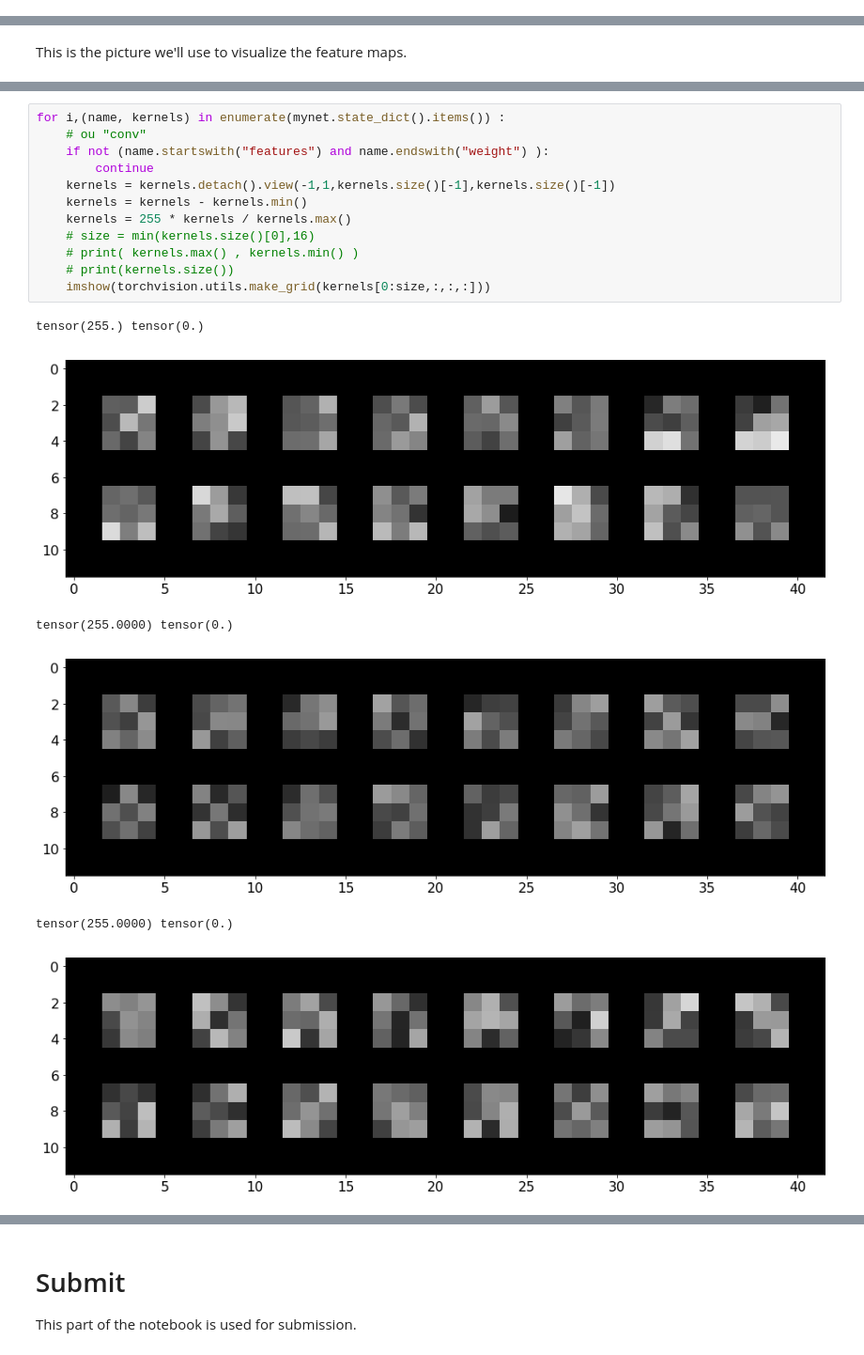
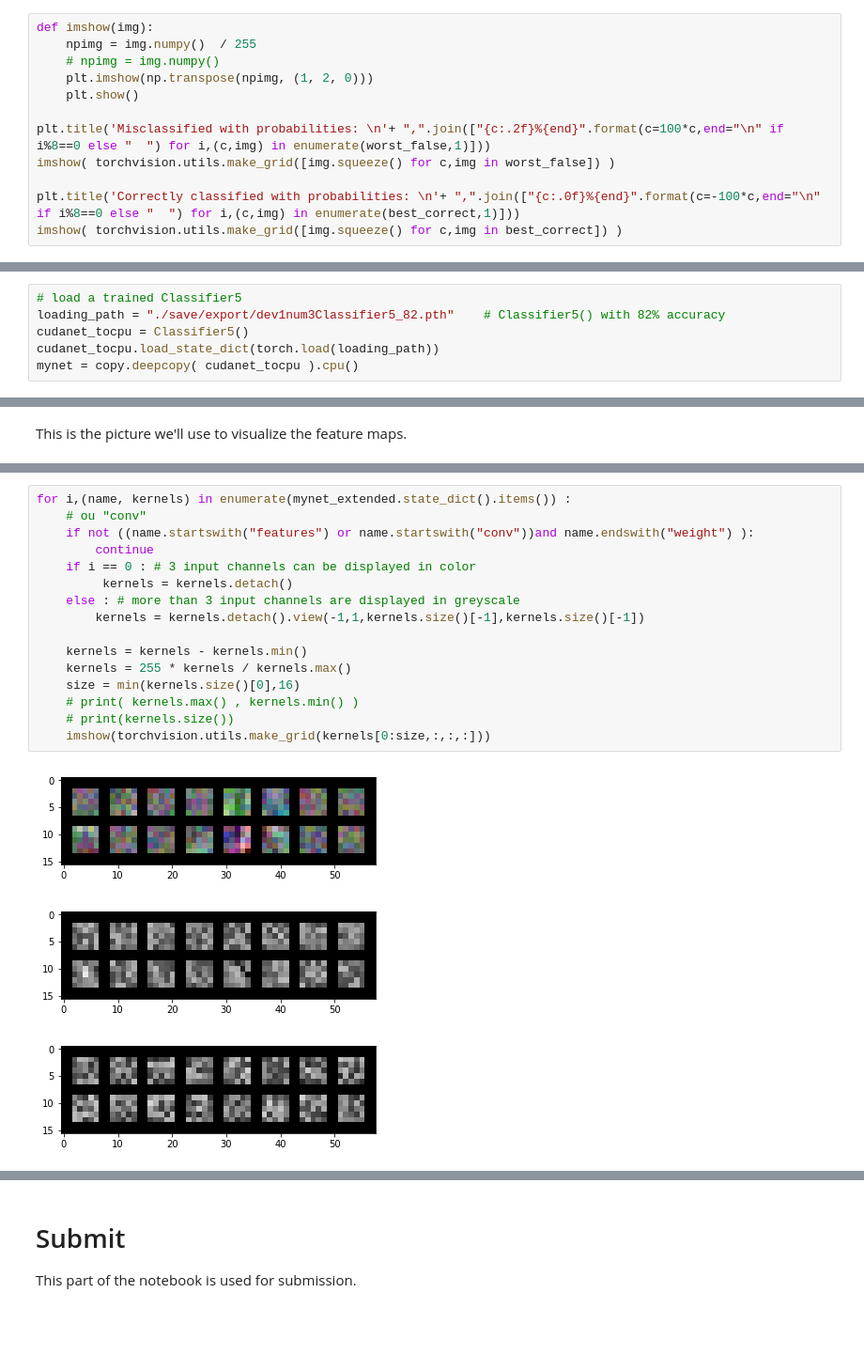
Before and after one commit to HugoCote/Assignment-1-Part-3, a Jupyter notebook: dev1num3.ipynb, the cells around one changed output, grey strips where cells are left out. Shown at 94% size. Cells and saved outputs as stored; diff of their text form; blank space fills up the shorter version.

```diff
--- a/dev1num3.ipynb
+++ b/dev1num3.ipynb
@@ -1401,0 +1460,12 @@ net associated prob     :   0.85, 0.87, 0.99, 0.80, 0.28, 0.00, 0.95, 0.44
+# %%
+def imshow(img):
+    npimg = img.numpy()  / 255
+    # npimg = img.numpy()
+    plt.imshow(np.transpose(npimg, (1, 2, 0)))
+    plt.show()
+
+plt.title('Misclassified with probabilities: \n'+ ",".join(["{c:.2f}%{end}".format(c=100*c,end="\n" if i%8==0 else "  ") for i,(c,img) in enumerate(worst_false,1)]))
+imshow( torchvision.utils.make_grid([img.squeeze() for c,img in worst_false]) )
+
+plt.title('Correctly classified with probabilities: \n'+ ",".join(["{c:.0f}%{end}".format(c=-100*c,end="\n" if i%8==0 else "  ") for i,(c,img) in enumerate(best_correct,1)]))
+imshow( torchvision.utils.make_grid([img.squeeze() for c,img in best_correct]) )
@@ -1401,0 +1497,6 @@ net associated prob     :   0.85, 0.87, 0.99, 0.80, 0.28, 0.00, 0.95, 0.44
+# %%
+# load a trained Classifier5
+loading_path = "./save/export/dev1num3Classifier5_82.pth"    # Classifier5() with 82% accuracy
+cudanet_tocpu = Classifier5()
+cudanet_tocpu.load_state_dict(torch.load(loading_path))
+mynet = copy.deepcopy( cudanet_tocpu ).cpu()
@@ -1459,19 +1835,20 @@ convolution layer number :  2
 # %%
-for i,(name, kernels) in enumerate(mynet.state_dict().items()) :
+for i,(name, kernels) in enumerate(mynet_extended.state_dict().items()) :
     # ou "conv"
-    if not (name.startswith("features") and name.endswith("weight") ):
+    if not ((name.startswith("features") or name.startswith("conv"))and name.endswith("weight") ):
         continue
-    kernels = kernels.detach().view(-1,1,kernels.size()[-1],kernels.size()[-1])
+    if i == 0 : # 3 input channels can be displayed in color
+         kernels = kernels.detach()
+    else : # more than 3 input channels are displayed in greyscale
+        kernels = kernels.detach().view(-1,1,kernels.size()[-1],kernels.size()[-1])
+
     kernels = kernels - kernels.min()
     kernels = 255 * kernels / kernels.max()
-    # size = min(kernels.size()[0],16)
+    size = min(kernels.size()[0],16)
     # print( kernels.max() , kernels.min() )
     # print(kernels.size())
     imshow(torchvision.utils.make_grid(kernels[0:size,:,:,:]))
 # %% [output]
-tensor(255.) tensor(0.)
-[figure, old version]
+[figure, new version]
-tensor(255.0000) tensor(0.)
-[figure, old version]
+[figure, new version]
-tensor(255.0000) tensor(0.)
-[figure, old version]
+[figure, new version]
```
Also changed, not shown: parts of 41 cells of this notebook, 2 other files.
